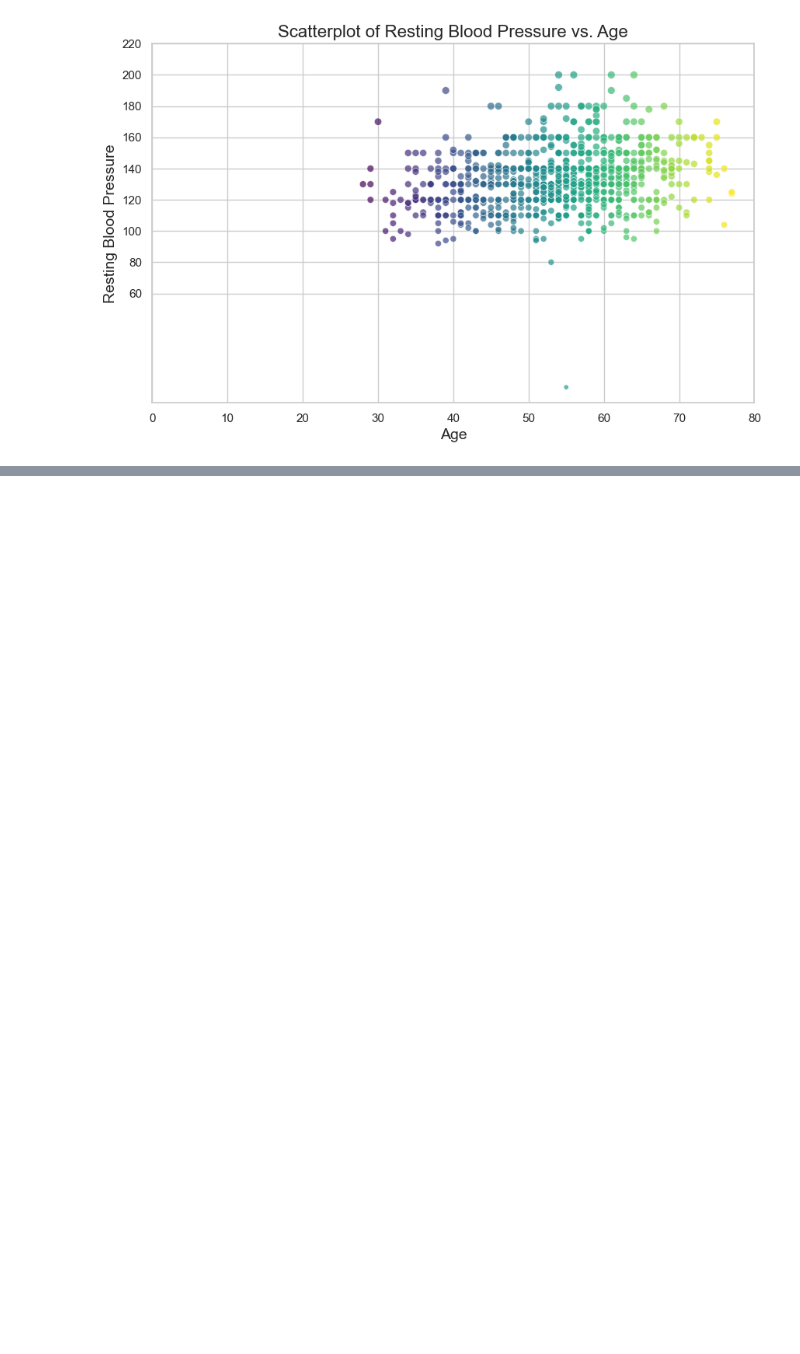
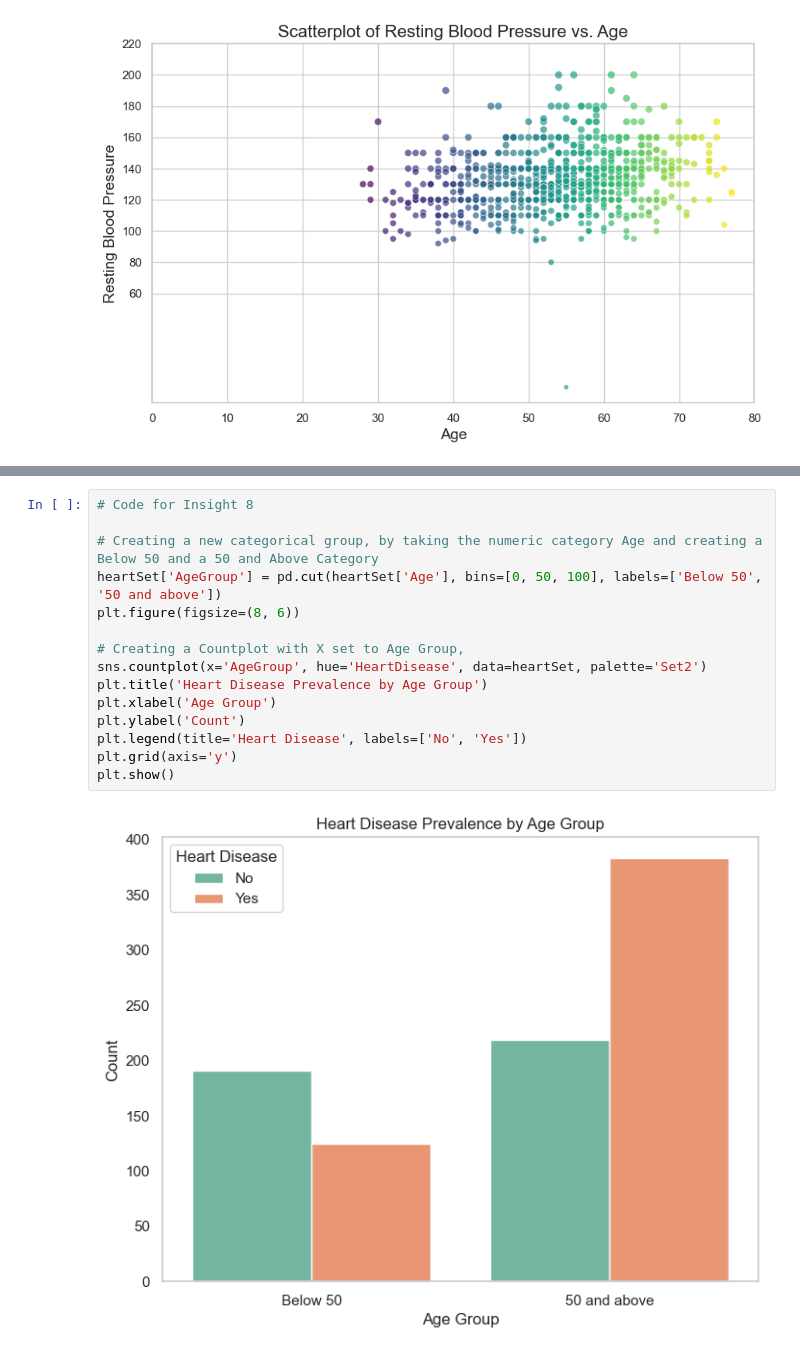
Before and after one commit to jutinwang/A1---CSI4142---GR48, a Jupyter notebook: G48-A1.ipynb, the cells around one changed output, grey strips where cells are left out. Drawn from its saved outputs; the diff is of its cells as text; blank space fills up the shorter version.

Commit message:
Finished first data set

```diff
--- a/G48-A1.ipynb
+++ b/G48-A1.ipynb
@@ -227,0 +247,17 @@ plt.show()
+# %%
+# Code for Insight 8
+
+# Creating a new categorical group, by taking the numeric category Age and creating a Below 50 and a 50 and Above Category
+heartSet['AgeGroup'] = pd.cut(heartSet['Age'], bins=[0, 50, 100], labels=['Below 50', '50 and above'])
+plt.figure(figsize=(8, 6))
+
+# Creating a Countplot with X set to Age Group,
+sns.countplot(x='AgeGroup', hue='HeartDisease', data=heartSet, palette='Set2')
+plt.title('Heart Disease Prevalence by Age Group')
+plt.xlabel('Age Group')
+plt.ylabel('Count')
+plt.legend(title='Heart Disease', labels=['No', 'Yes'])
+plt.grid(axis='y')
+plt.show()
+# %% [output]
+[figure, added]
```
Also changed, not shown: parts of 15 cells of this notebook.
